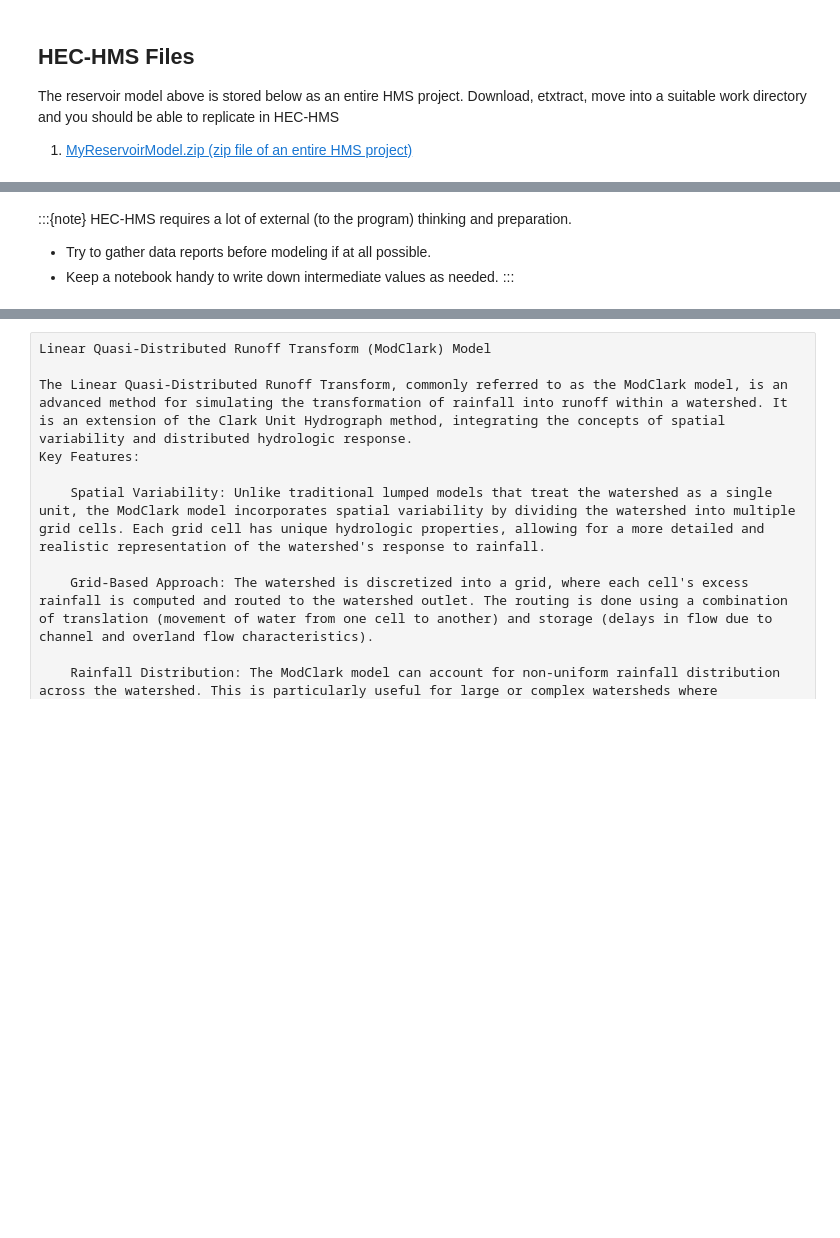
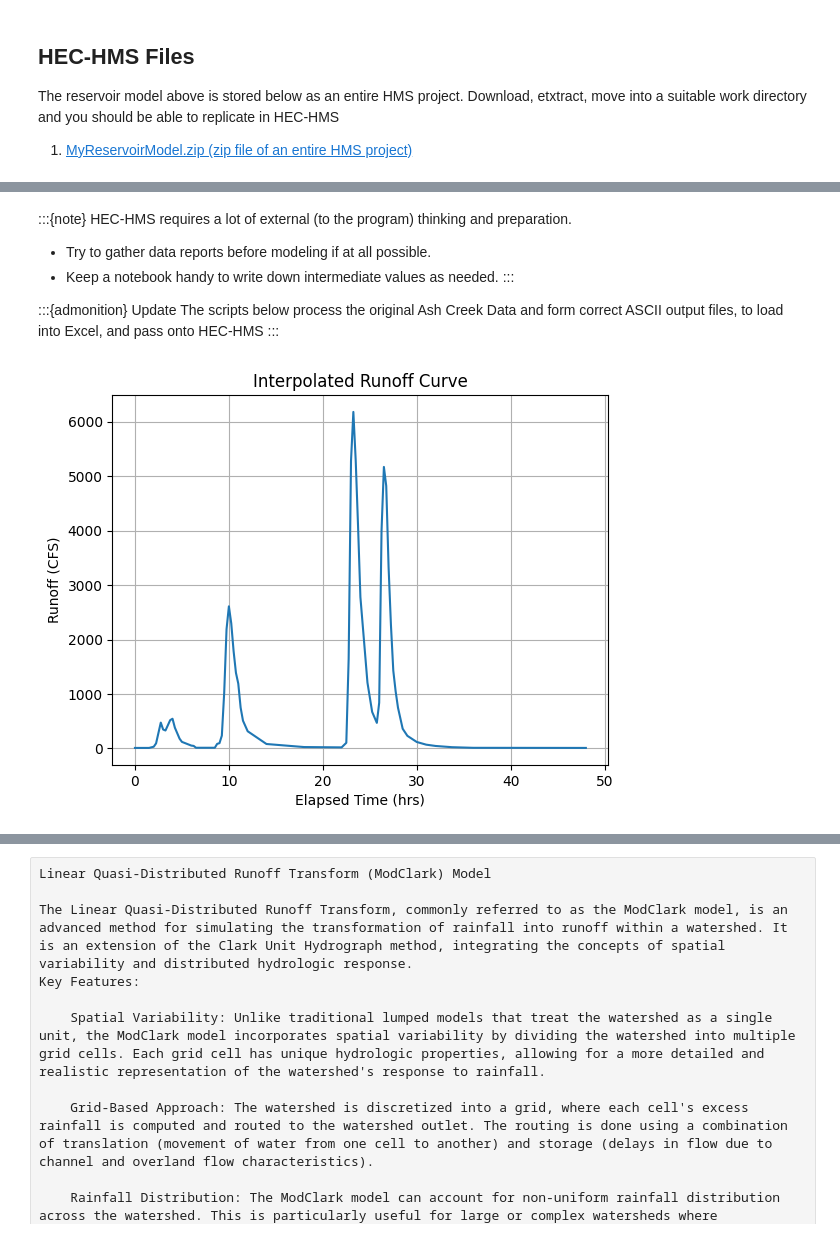
Before and after one commit to dustykat/ce-3354-webroot, a Jupyter notebook: hydrohandbook/_build/jupyter_execute/chapters/08-hydrologicmodels/08-hydrologicmodels.ipynb, the cells around one changed output, grey strips where cells are left out. Saved outputs shown, nothing was run; the diff lists cells and outputs as text; code cells hidden in the pictures; blank space fills up the shorter version.

```diff
--- a/hydrohandbook/_build/jupyter_execute/chapters/08-hydrologicmodels/08-hydrologicmodels.ipynb
+++ b/hydrohandbook/_build/jupyter_execute/chapters/08-hydrologicmodels/08-hydrologicmodels.ipynb
@@ -691,3 +691,68 @@ HEC-HMS requires a lot of external (to the program) thinking and preparation.
 - Try to gather data reports before modeling if at all possible.
 - Keep a notebook handy to write down intermediate values as needed.
 :::
+
+:::{admonition} Update
+The scripts below process the original Ash Creek Data and form correct ASCII output files, to load into Excel, and pass onto HEC-HMS
+:::
+# %%
+# Process runoff files
+# refactor from original R script by Sensei + OpenAI assistant
+# force memory purge
+%reset -f
+
+import pandas as pd
+import numpy as np
+from scipy.interpolate import interp1d
+import matplotlib.pyplot as plt
+from io import StringIO
+
+# Load file while skipping rows that start with '#'
+fileinput = "./AshCreekData/ashcreek_1973_0603/unit_sta08057320_1973_0603.txt"
+#fileinput = "./AshCreekData/ashcreek_1975_0527/unit_sta08057320_1975_0527.txt"
+#fileinput = "./AshCreekData/ashcreek_1978_0520/unit_sta08057320_1978_0520.txt"
+
+# Custom function to skip comment lines
+from io import StringIO
+def skip_hash_lines(filepath):
+    with open(filepath, 'r') as f:
+        lines = [line for line in f if not line.lstrip().startswith('#')]
+    return pd.read_csv(StringIO("".join(lines)), sep=r"\s+")
+
+# Use the custom reader
+df = skip_hash_lines(fileinput)
+
+# Extract necessary columns
+time_col = df["HOURS_PASSED"]
+runoff_col = df["RUNOFF"]
+
+# Create uniform time vector (0.25 hr interval)
+elapsed_time = np.arange(0, time_col.iloc[-1] + 0.25, 0.25)
+
+# Linear interpolation
+interpolator = interp1d(
+    time_col,
+    runoff_col,
+    kind='linear',
+    bounds_error=False,
+    fill_value=(0, runoff_col.iloc[-1])
+)
+interpolated_runoff = interpolator(elapsed_time)
+
+# Plot result
+plt.plot(elapsed_time, interpolated_runoff)
+plt.xlabel("Elapsed Time (hrs)")
+plt.ylabel("Runoff (CFS)")
+plt.title("Interpolated Runoff Curve")
+plt.grid(True)
+plt.show()
+
+# Create output filename by replacing 'unit' with 'u15m'
+outfile = fileinput.replace("unit", "u15m")
+
+# Write output to CSV file
+with open(outfile, "w") as f:
+    for t, r in zip(elapsed_time, interpolated_runoff):
+        f.write(f"{t:.2f},{r:.6f}\n")
+# %% [output]
+[figure, added]
```
Also changed, not shown: parts of 1 cell of this notebook, 22 other files.
